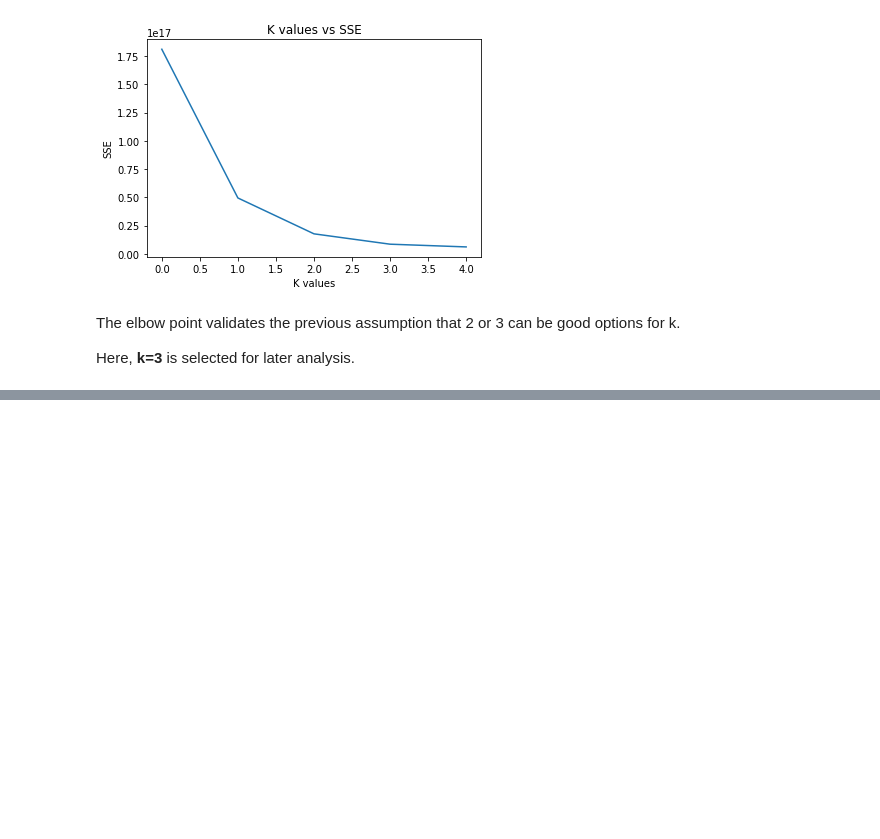
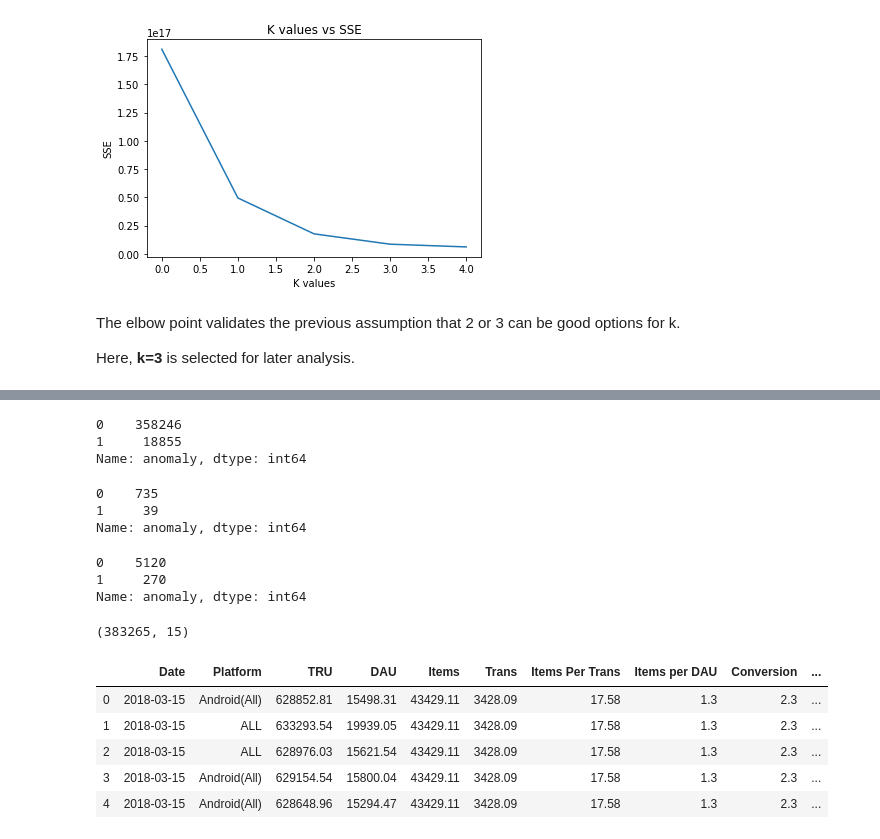
Before and after one commit to KarvieX/Game_Analysis, a Jupyter notebook: TencentNA.ipynb, the cells around one changed output, grey strips where cells are left out. Drawn from its saved outputs; the diff is of its cells as text; code cells hidden in the pictures; blank space fills up the shorter version.

```diff
--- a/TencentNA.ipynb
+++ b/TencentNA.ipynb
@@ -419,0 +447,41 @@ anamoly.describe()
+# %%
+# anomaly column for cluster1
+cluster1 = isolation_forest(cluster1, cluster1.columns[2:12],0.05)
+# %%
+# anomaly column for cluster2
+cluster2 = isolation_forest(cluster2, cluster1.columns[2:12],0.05)
+# %%
+# anomaly column for cluster3
+cluster3 = isolation_forest(cluster3, cluster3.columns[2:12],0.05)
+# %%
+cluster1.anomaly.value_counts()
+# %% [output]
+0    358246
+1     18855
+Name: anomaly, dtype: int64
+# %%
+cluster2.anomaly.value_counts()
+# %% [output]
+0    735
+1     39
+Name: anomaly, dtype: int64
+# %%
+cluster3.anomaly.value_counts()
+# %% [output]
+0    5120
+1     270
+Name: anomaly, dtype: int64
+# %%
+finaldata = pd.concat([cluster1,cluster2,cluster3], ignore_index=True)
+finaldata.shape
+# %% [output]
+(383265, 15)
+# %%
+finaldata.head()
+# %% [output]
+|  | Date | Platform | TRU | DAU | Items | Trans | Items Per Trans | Items per DAU | Conversion | ... |
+| 0 | 2018-03-15 | Android(All) | 628852.81 | 15498.31 | 43429.11 | 3428.09 | 17.58 | 1.3 | 2.3 | ... |
+| 1 | 2018-03-15 | ALL | 633293.54 | 19939.05 | 43429.11 | 3428.09 | 17.58 | 1.3 | 2.3 | ... |
+| 2 | 2018-03-15 | ALL | 628976.03 | 15621.54 | 43429.11 | 3428.09 | 17.58 | 1.3 | 2.3 | ... |
+| 3 | 2018-03-15 | Android(All) | 629154.54 | 15800.04 | 43429.11 | 3428.09 | 17.58 | 1.3 | 2.3 | ... |
+| 4 | 2018-03-15 | Android(All) | 628648.96 | 15294.47 | 43429.11 | 3428.09 | 17.58 | 1.3 | 2.3 | ... |
```
Also changed, not shown: parts of 34 cells of this notebook.
